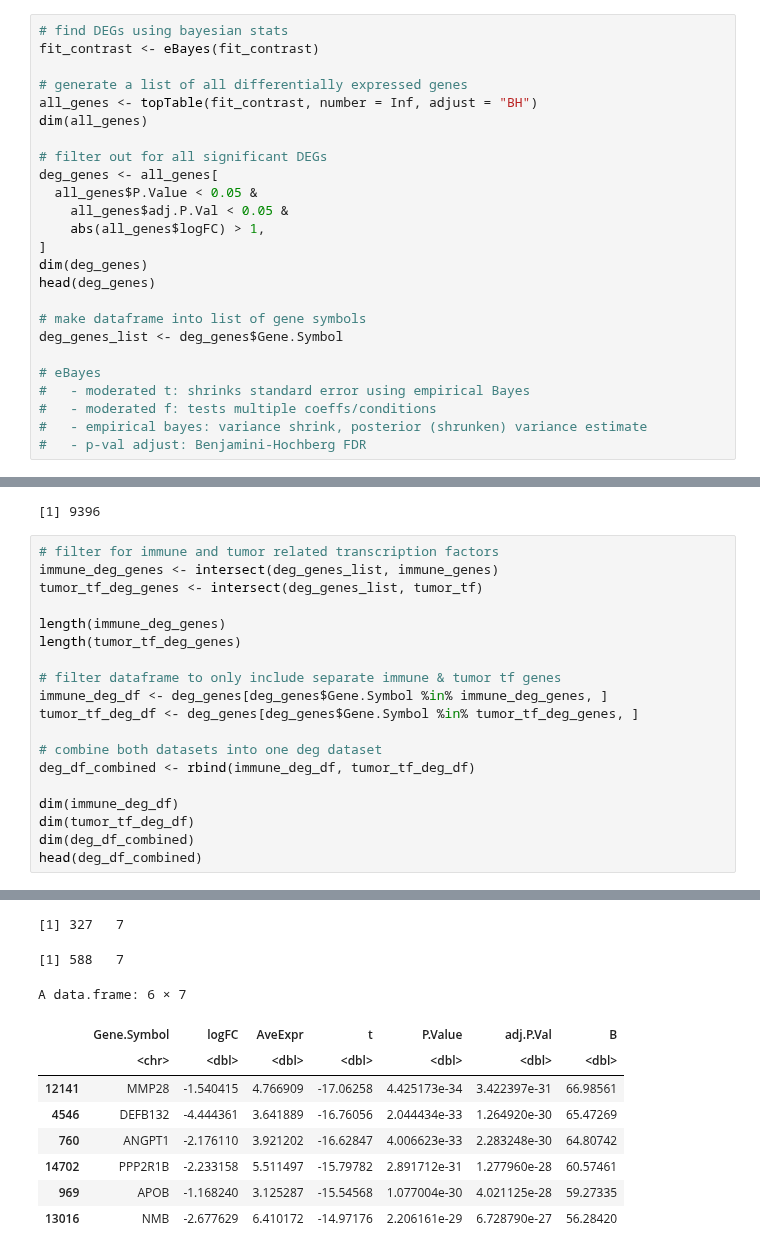
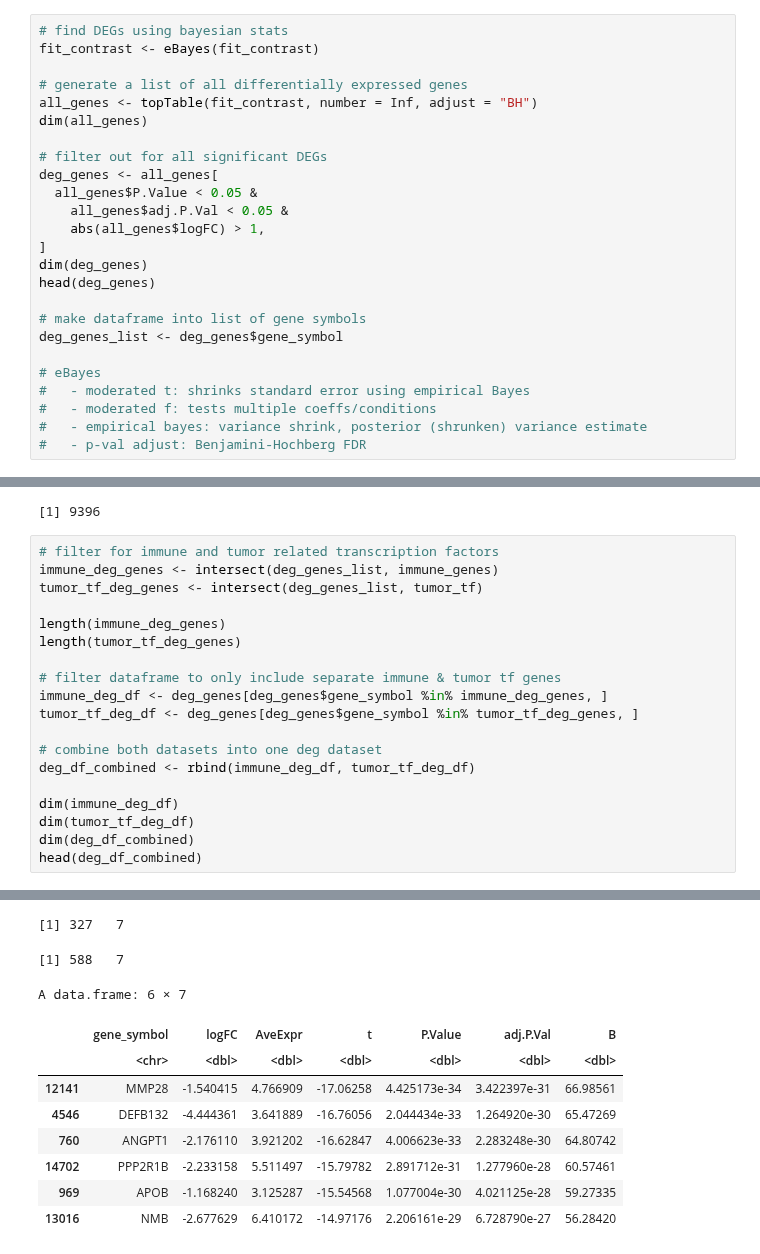
Before and after one commit to ramyap06/KongLab-ImmuneMLSurvivalAnalysis, a Jupyter notebook: src/deg_analysis.ipynb, the cells around one changed output, grey strips where cells are left out. Cells and saved outputs as stored; diff of their text form.

```diff
--- a/src/deg_analysis.ipynb
+++ b/src/deg_analysis.ipynb
@@ -118,7 +118,7 @@ dim(deg_genes)
 head(deg_genes)
 
 # make dataframe into list of gene symbols
-deg_genes_list <- deg_genes$Gene.Symbol
+deg_genes_list <- deg_genes$gene_symbol
 
 # eBayes
 #   - moderated t: shrinks standard error using empirical Bayes
@@ -194,30 +194,30 @@ length(tumor_tf)
 # %%
 # filter for immune and tumor related transcription factors
 immune_deg_genes <- intersect(deg_genes_list, immune_genes)
 tumor_tf_deg_genes <- intersect(deg_genes_list, tumor_tf)
 
 length(immune_deg_genes)
 length(tumor_tf_deg_genes)
 
 # filter dataframe to only include separate immune & tumor tf genes
-immune_deg_df <- deg_genes[deg_genes$Gene.Symbol %in% immune_deg_genes, ]
-tumor_tf_deg_df <- deg_genes[deg_genes$Gene.Symbol %in% tumor_tf_deg_genes, ]
+immune_deg_df <- deg_genes[deg_genes$gene_symbol %in% immune_deg_genes, ]
+tumor_tf_deg_df <- deg_genes[deg_genes$gene_symbol %in% tumor_tf_deg_genes, ]
 
 # combine both datasets into one deg dataset
 deg_df_combined <- rbind(immune_deg_df, tumor_tf_deg_df)
 
 dim(immune_deg_df)
 dim(tumor_tf_deg_df)
 dim(deg_df_combined)
 head(deg_df_combined)
 # %% [output]
 [1] 261
 [1] 327
 [1] 261   7
 [1] 327   7
 [1] 588   7
 A data.frame: 6 × 7
-|  | Gene.Symbol | logFC | AveExpr | t | P.Value | adj.P.Val | B |
+|  | gene_symbol | logFC | AveExpr | t | P.Value | adj.P.Val | B |
 |  | <chr> | <dbl> | <dbl> | <dbl> | <dbl> | <dbl> | <dbl> |
 | 12141 | MMP28 | -1.540415 | 4.766909 | -17.06258 | 4.425173e-34 | 3.422397e-31 | 66.98561 |
 | 4546 | DEFB132 | -4.444361 | 3.641889 | -16.76056 | 2.044434e-33 | 1.264920e-30 | 65.47269 |
```
Also changed, not shown: parts of 4 cells of this notebook, 2 other files.
